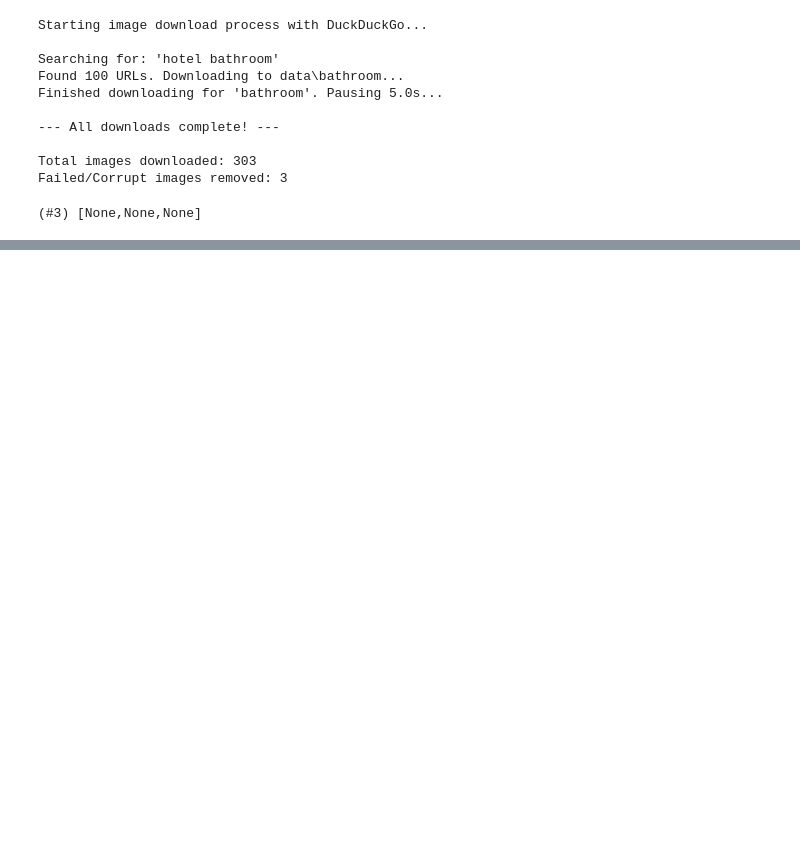
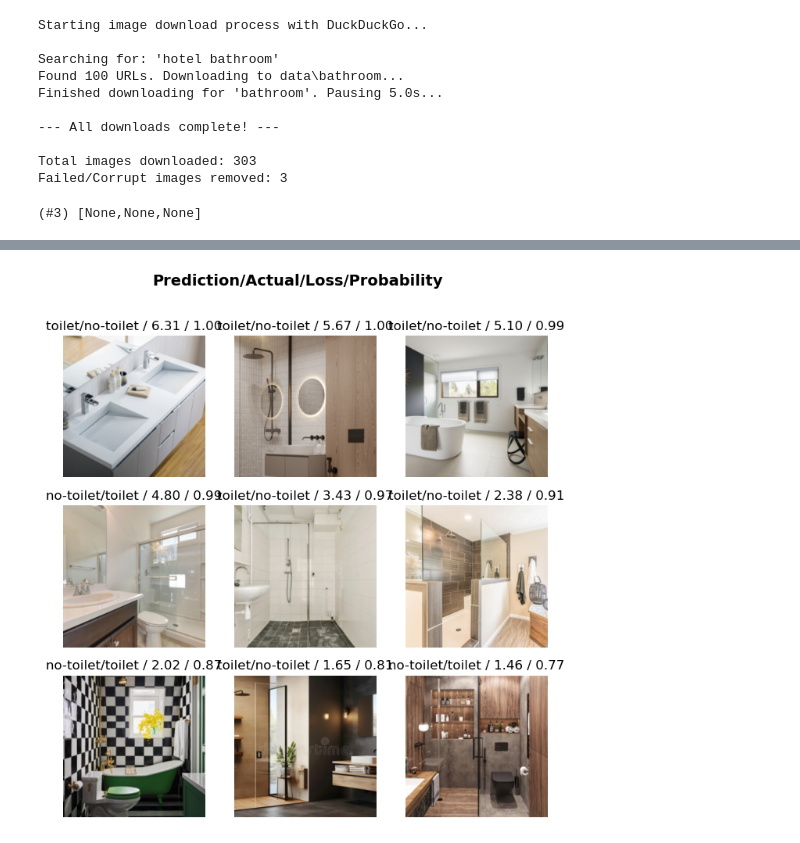
Before and after one commit to 1mache/toilet-detector, a Jupyter notebook: notebook.ipynb, the cells around one changed output, grey strips where cells are left out. Drawn from its saved outputs; the diff is of its cells as text; code cells hidden in the pictures; blank space fills up the shorter version.

```diff
--- a/notebook.ipynb
+++ b/notebook.ipynb
@@ -72,0 +114,3 @@ Failed/Corrupt images removed: 3
+# %%
+interp.plot_top_losses(9, figsize=(8,8))
+# %% [output]
@@ -72,0 +118 @@ Failed/Corrupt images removed: 3
+[figure, added]
```
Also changed, not shown: parts of 10 cells of this notebook.
